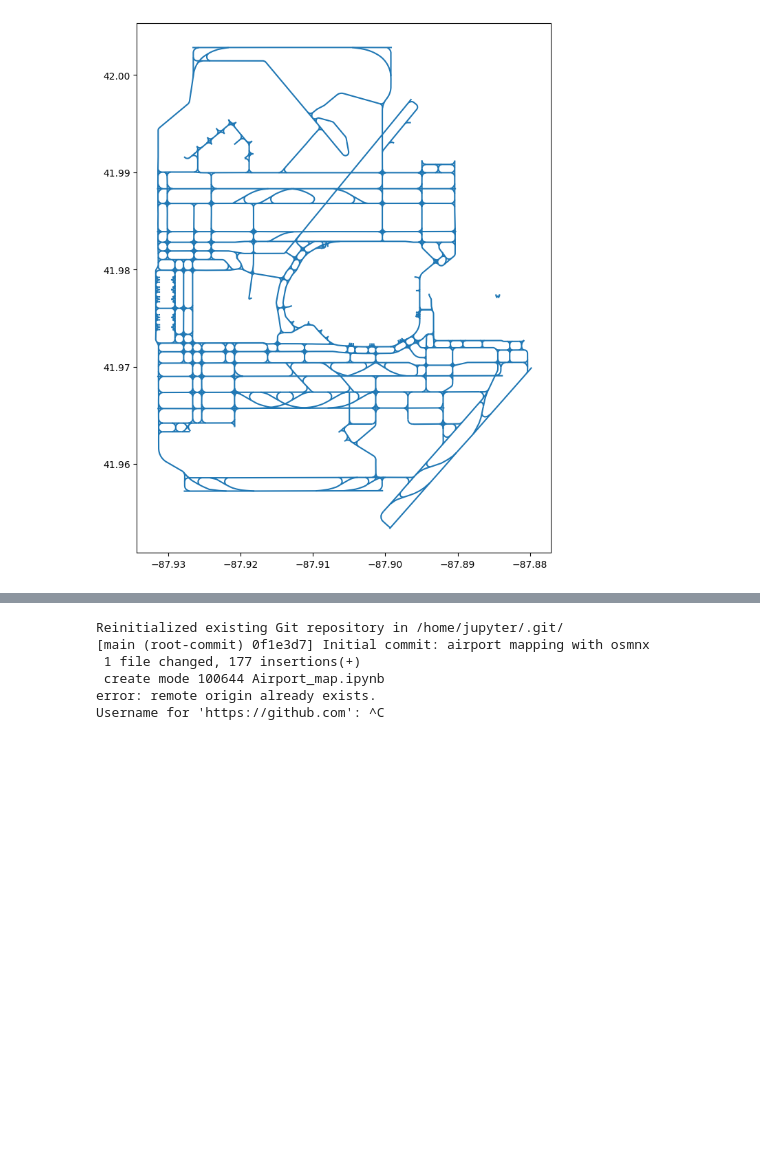
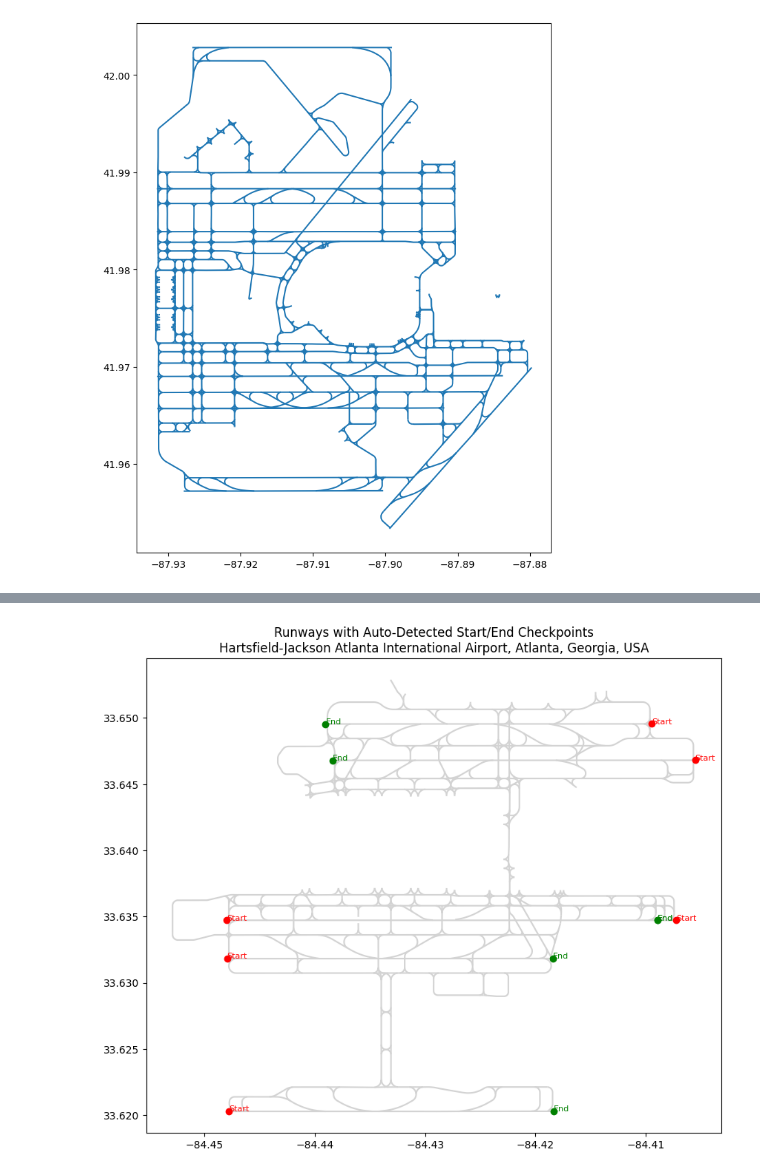
Before and after one commit to debaryasaha/aida3-ugr, a Jupyter notebook: Airport_map.ipynb, the cells around one changed output, grey strips where cells are left out. Cells and saved outputs as stored; diff of their text form; code cells hidden in the pictures; blank space fills up the shorter version.

```diff
--- a/Airport_map.ipynb
+++ b/Airport_map.ipynb
@@ -78,14 +66,4 @@ error: failed to push some refs to 'https://github.com/debaryasaha/aida3-ugr.git
 # %%
-!git init
-!git add Airport_map.ipynb
-!git commit -m "Initial commit: airport mapping with osmnx"
-!git remote add origin https://github.com/debaryasaha/aida3-ugr.git
-!git branch -M main
-!git push -u origin main
+plot_runway_checkpoints("Hartsfield-Jackson Atlanta International Airport, Atlanta, Georgia, USA")
 # %% [output]
-Reinitialized existing Git repository in /home/jupyter/.git/
-[main (root-commit) 0f1e3d7] Initial commit: airport mapping with osmnx
- 1 file changed, 177 insertions(+)
- create mode 100644 Airport_map.ipynb
-error: remote origin already exists.
-Username for 'https://github.com': ^C
+[figure, added]
```
Also changed, not shown: parts of 5 cells of this notebook.
